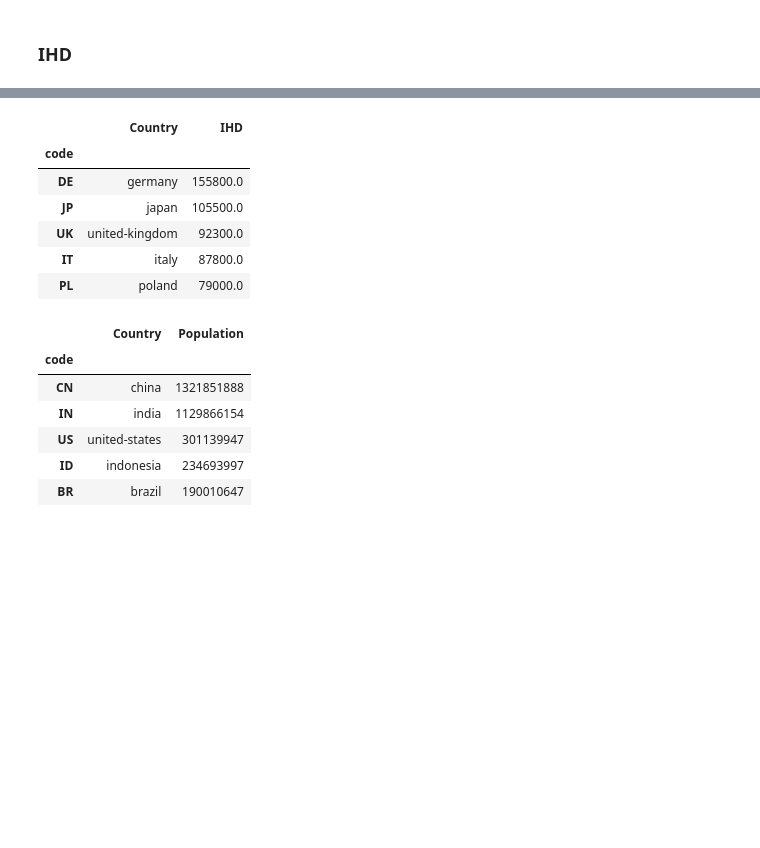
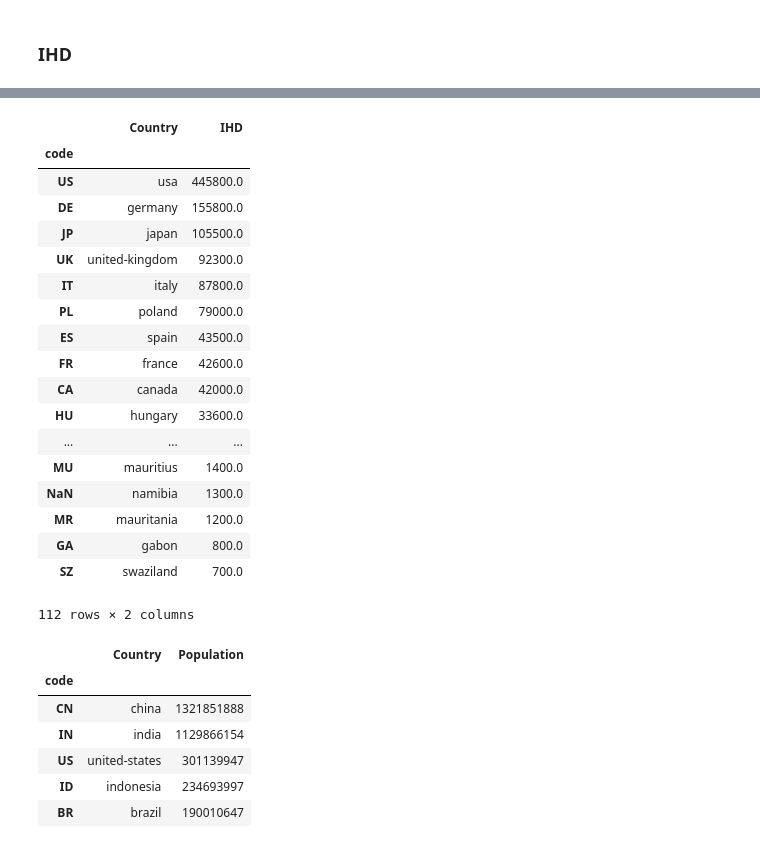
Before and after one commit to baraschi/AppliedDataAnalysis_Project, a Jupyter notebook: FoodProject.ipynb, the cells around one changed output, grey strips where cells are left out. Drawn from its saved outputs; the diff is of its cells as text; code cells hidden in the pictures; blank space fills up the shorter version.

```diff
--- a/FoodProject.ipynb
+++ b/FoodProject.ipynb
@@ -117,11 +117,11 @@ for c in countries:
     #loop over rows having matching country names with countries data
     for index, c_i in countries_infos[countries_infos['COUNTRY_NAME'] == c.lower()].iterrows():
         #add tuple containing country name and country code
-        countries_with_code.append((c, c_i['COUNTRY_ALPHA2_CODE']))
+        countries_with_code.append((c, c_i['COUNTRY_ALPHA2_CODE'], c_i['COUNTRY_ALPHA3_CODE']))
         is_present = True
         break
     if not is_present:
-        countries_with_code.append((c, "???"))
+        countries_with_code.append((c, "???", "???"))
 # %% [markdown]
 We select only the countries for which we have information. (They are contained in the open food database)
 # %%
@@ -135,7 +135,9 @@ to_append = [('united-states', 'US'), ('united-kingdom', 'UK'), ('french-polynes
              ('hong-kong', 'HK'), ('new-zealand', 'NZ'), ('new-caledonia', 'NC'),
              ('scotland','GB'), ('united-arab-emirates', 'AE'), ('etats-unis', 'US'),
              ('czech-republic', 'CZ'), ('south-africa', 'ZA'), ('quebec', 'CA'),
-             ('saint-pierre-and-miquelon', 'FR'),('french-guiana', 'FR'), ('dom-tom', 'FR'), ('south-korea', 'KR')]
+             #('saint-pierre-and-miquelon', 'FR'),('french-guiana', 'FR'), ('dom-tom', 'FR'),
+             ('south-korea', 'KR'),
+            ('usa','US','USA')]
 for i in to_append:
     proper_countries.append(i)
 # %%
@@ -582,19 +625,32 @@ As we discussed above we did not yet work on the food quality, so we are not abl
 # %%
 ihd_df = ihd.copy()
-ihd['IHD'] = ihd['IHD'].apply(lambda x: x*1000)
-ihd['Country'] = ihd['Country'].apply(lambda x: str(x).lower().replace(' ', '-'))
-ihd = ihd.apply(lambda x: get_tag(x, 'Country', 'code'), axis=1)
-ihd = ihd[ihd['code'] != 'TBD']
-ihd = ihd.set_index(['code'])
-ihd.head()
+ihd_df['IHD'] = ihd_df['IHD'].apply(lambda x: x*1000)
+ihd_df['Country'] = ihd_df['Country'].apply(lambda x: str(x).lower().replace(' ', '-'))
+ihd_df = ihd_df.apply(lambda x: get_tag(x, 'Country', 'code'), axis=1)
+ihd_df = ihd_df[ihd_df['code'] != 'TBD']
+ihd_df = ihd_df.set_index(['code'])
+#ihd_df[ihd_df.index == 'US']
+ihd_df
 # %% [output]
 |  | Country | IHD |
 | code |  |  |
+| US | usa | 445800.0 |
 | DE | germany | 155800.0 |
 | JP | japan | 105500.0 |
 | UK | united-kingdom | 92300.0 |
 | IT | italy | 87800.0 |
 | PL | poland | 79000.0 |
+| ES | spain | 43500.0 |
+| FR | france | 42600.0 |
+| CA | canada | 42000.0 |
+| HU | hungary | 33600.0 |
+| ... | ... | ... |
+| MU | mauritius | 1400.0 |
+| NaN | namibia | 1300.0 |
+| MR | mauritania | 1200.0 |
+| GA | gabon | 800.0 |
+| SZ | swaziland | 700.0 |
+112 rows × 2 columns
 # %%
 population['Country'] = population['Country'].apply(lambda x: str(x).lower().replace(' ', '-'))
 population = population.apply(lambda x: get_tag(x, 'Country', 'code'), axis=1)
```
Also changed, not shown: parts of 35 cells of this notebook.
